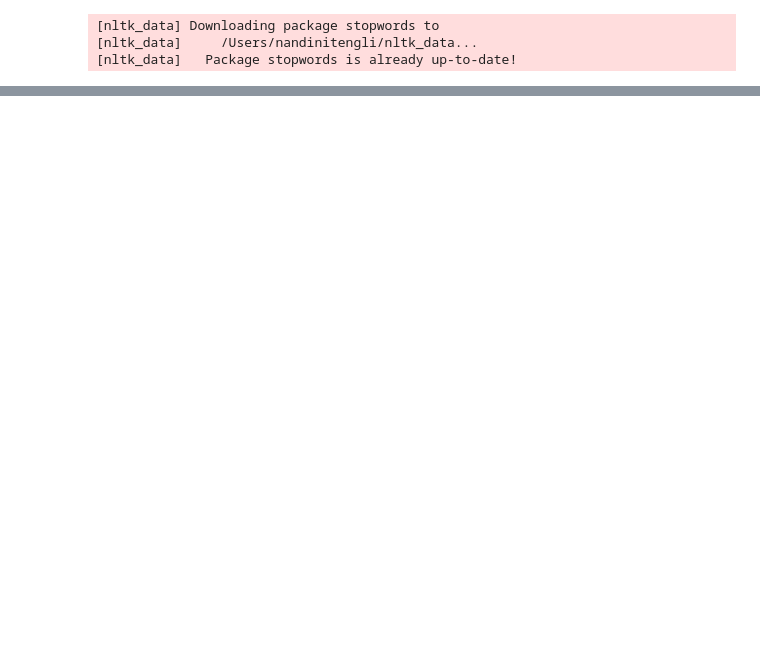
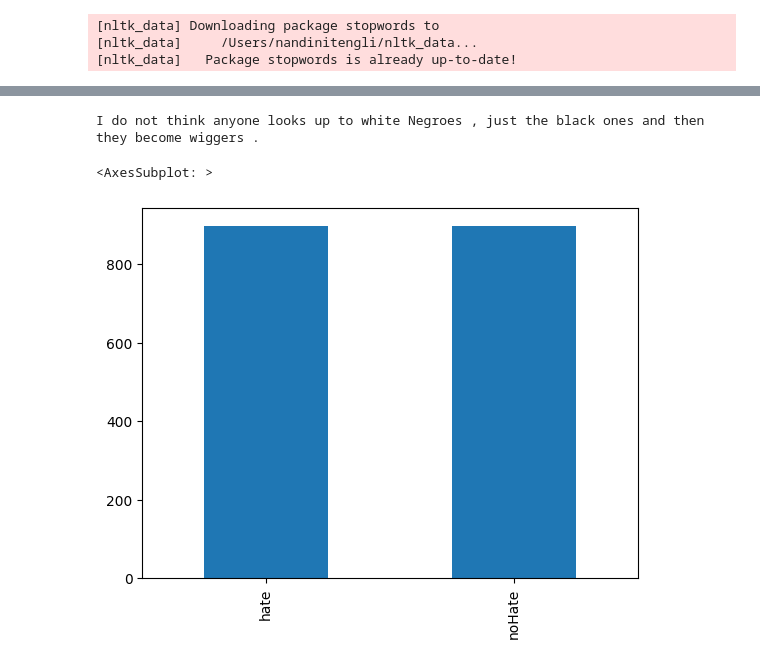
Before and after one commit to tenglina/Hate-Speech-Recognition, a Jupyter notebook: NaiiveBayesmodel.ipynb, the cells around one changed output, grey strips where cells are left out. Drawn from its saved outputs; the diff is of its cells as text; code cells hidden in the pictures; blank space fills up the shorter version.

```diff
--- a/NaiiveBayesmodel.ipynb
+++ b/NaiiveBayesmodel.ipynb
@@ -118,0 +70,4 @@ accuracy_score(y_test, y_pred)
+# %%
+labels = comb_set['label']
+tweets = comb_set['text']
+X_train, X_test, y_train, y_test = train_test_split(tweets, labels, stratify=labels, test_size=0.25)
@@ -118,0 +112,14 @@ accuracy_score(y_test, y_pred)
+# %%
+#Random sample tweet
+sample_index = 74
+print(X_train.iloc[sample_index])
+# %% [output]
+I do not think anyone looks up to white Negroes , just the black ones and then they become wiggers .
+# %%
+#plot the count of hate tweets vs no hate tweets in the training set
+#this is to make sure both are balanced
+
+y_train.value_counts().plot(kind='bar')
+# %% [output]
+<AxesSubplot: >
+[figure, added]
```
Also changed, not shown: parts of 21 cells of this notebook.
